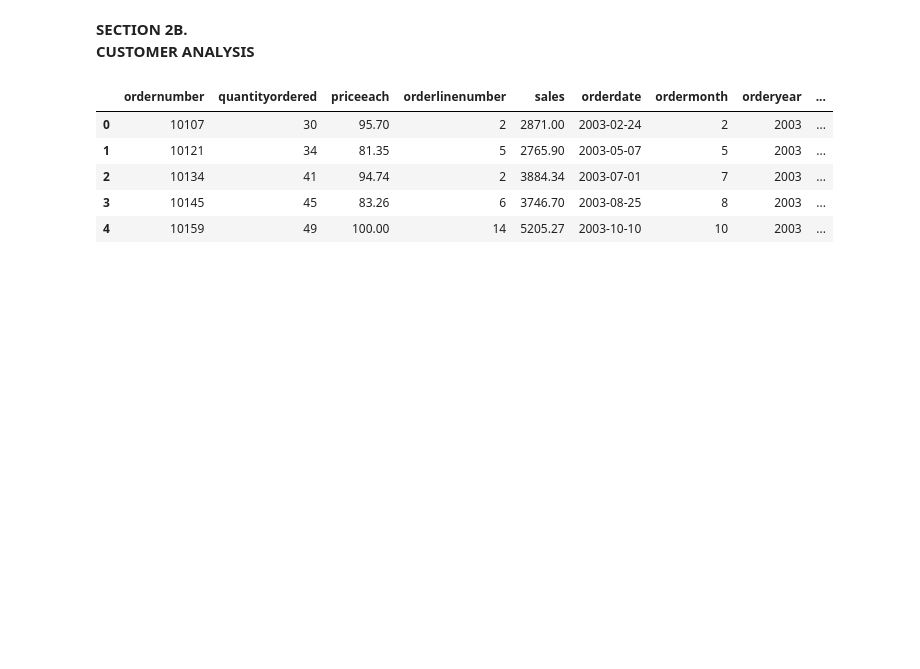
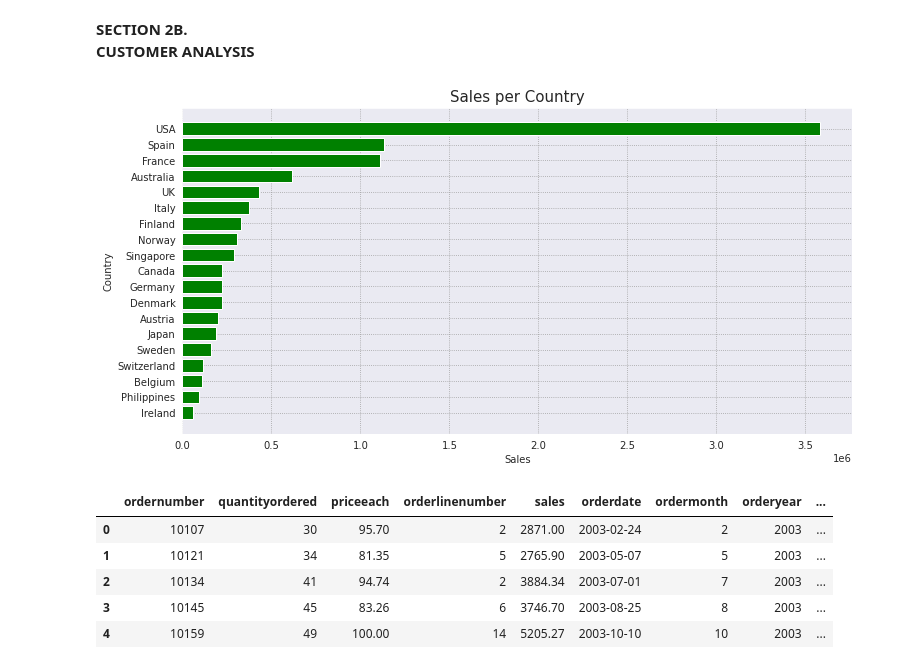
Before and after one commit to NUELBUNDI/PDS_PROJECT, a Jupyter notebook: PDS_PROJECT.ipynb, the cells around one changed output. Saved outputs shown, nothing was run; the diff lists cells and outputs as text; code cells hidden in the pictures; blank space fills up the shorter version.

```diff
--- a/PDS_PROJECT.ipynb
+++ b/PDS_PROJECT.ipynb
@@ -561,3 +557,21 @@ sales_per_country=df.groupby('')
+# %%
+# Calculate the Top 20 Countries
+
+sales_per_country=df.groupby('country')['sales'].sum()
+sales_per_country.sort_values(ascending=True,inplace=True)
+sales_per_country=sales_per_country.reset_index()
+sales_per_country['sales']=sales_per_country['sales'].round(0)
+sales_per_country
+
+
+fig = plt.figure(figsize=(12,6))
+plt.barh(sales_per_country['country'],sales_per_country['sales'],color='green')
+plt.xlabel('Sales',fontsize=10)
+plt.ylabel('Country',fontsize=10)
+plt.title("Sales per Country",fontsize=15)
+plt.show()
+# %% [output]
+[figure, added]
 # %%
 # Calculate Sales Per  City.
 # %%
```
Also changed, not shown: parts of 2 cells of this notebook.
